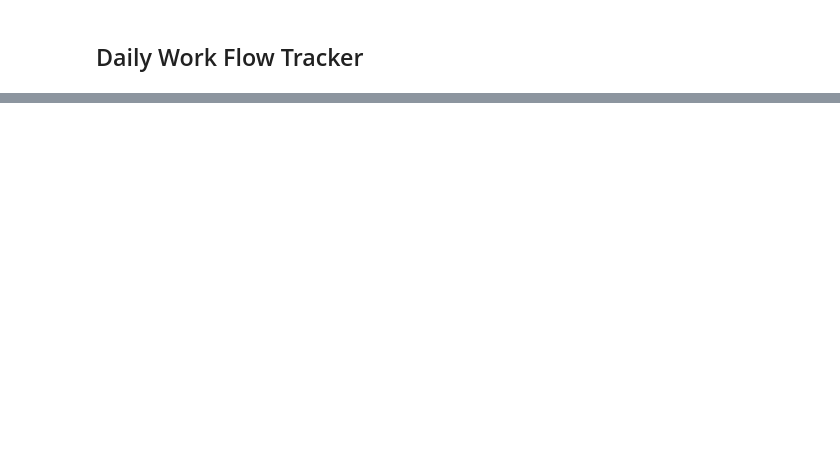
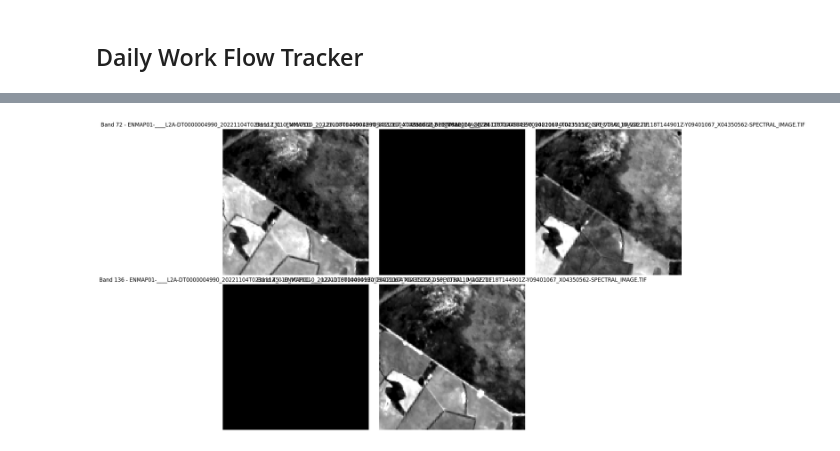
Before and after one commit to ninjalabo/hsicomp, a Jupyter notebook: PR_File.ipynb, the cells around one changed output, grey strips where cells are left out. Saved outputs shown, nothing was run; the diff lists cells and outputs as text; code cells hidden in the pictures; blank space fills up the shorter version.

```diff
--- a/PR_File.ipynb
+++ b/PR_File.ipynb
@@ -28,0 +83,84 @@
+# %%
+import os
+import random
+import rasterio
+import matplotlib.pyplot as plt
+import numpy as np
+from tqdm import tqdm
+
+# Define the base directory (update if needed)
+base_dir = "/root/hsi-compression/datasets/hyspecnet-11k/patches"
+tif_files = []
+
+# Helper function to check if the image is blank or mostly masked
+def is_mostly_blank(image):
+    non_zero_count = np.count_nonzero(image)
+    total_count = image.size
+    return (non_zero_count / total_count) < 0.05  # Less than 5% non-zero pixels
+
+# Helper function to normalize the image using contrast stretching
+def enhance_image(image):
+    p2, p98 = np.nanpercentile(image, (2, 98))
+    img_stretched = np.clip((image - p2) / (p98 - p2), 0, 1)
+    img_stretched = np.nan_to_num(img_stretched, nan=0)
+    return img_stretched
+
+# Collect all valid .tif files
+print("Collecting .tif files...")
+for root, dirs, files in os.walk(base_dir):
+    for file in files:
+        if file.lower().endswith(".tif") or file.lower().endswith(".tiff"):
+            if "QL" in file.upper() or "MASK" in file.upper() or "HAZE" in file.upper():
+                continue
+            tif_files.append(os.path.join(root, file))
+
+# Select 5 random .tif files
+if len(tif_files) < 5:
+    print("Not enough .tif files found. Displaying all available files.")
+    selected_files = tif_files
+else:
+    selected_files = random.sample(tif_files, 5)
+
+# Display 5 different bands for each selected image
+for file_path in selected_files:
+    print(f"Processing file: {file_path}")
+
+    try:
+        with rasterio.open(file_path) as src:
+            img = src.read()
+            no_data_value = src.nodata
+
+            # Replace no-data values with NaN
+            if no_data_value is not None:
+                img = np.where(img == no_data_value, np.nan, img)
+
+            # Skip mostly blank images
+            if is_mostly_blank(img):
+                print(f"Skipping mostly blank image: {file_path}")
+                continue
+
+            num_bands = img.shape[0]
+            print(f"Number of bands in image: {num_bands}")
+
+            # Randomly select 5 unique bands to display
+            if num_bands < 5:
+                selected_bands = list(range(num_bands))  # Use all available bands if fewer than 5
+            else:
+                selected_bands = random.sample(range(num_bands), 5)
+
+            # Plot the selected bands
+            plt.figure(figsize=(15, 10))
+            for i, band in enumerate(selected_bands):
+                img_enhanced = enhance_image(img[band])
+
+                plt.subplot(2, 3, i + 1)
+                plt.imshow(img_enhanced, cmap='gray')
+                plt.title(f"Band {band + 1} - {os.path.basename(file_path)}")
+                plt.axis('off')
+
+            plt.tight_layout()
+            plt.show()
+
+    except Exception as e:
+        print(f"Error processing file {file_path}: {e}")
+# %% [output]
@@ -28,0 +170 @@
+[figure, added]
```
Also changed, not shown: parts of 24 cells of this notebook.
